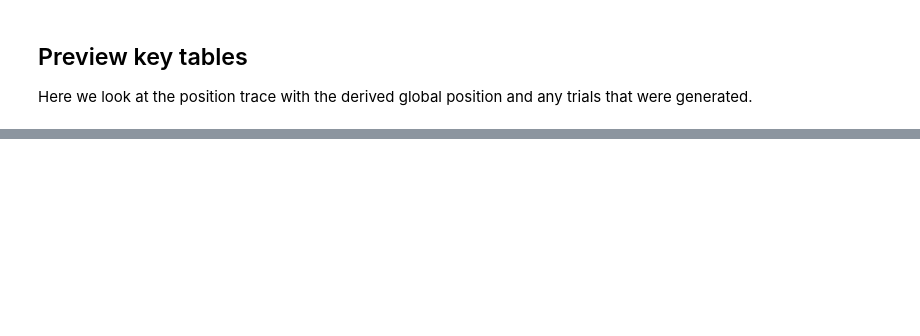
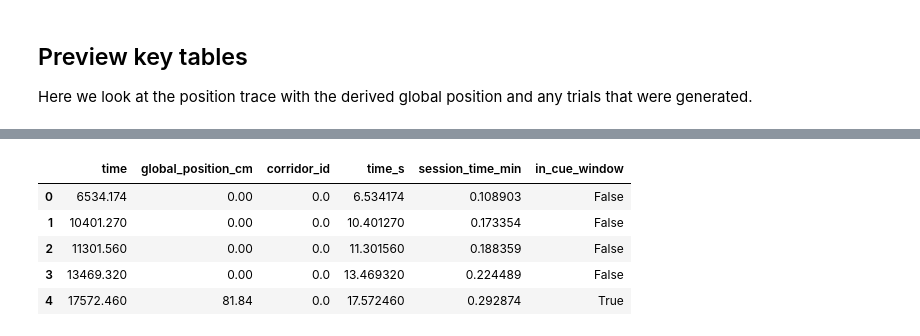
Before and after one commit to boazmohar/DELTA_Behavior, a Jupyter notebook: notebooks/json_to_hdf5_workflow.ipynb, the cells around one changed output, grey strips where cells are left out. Drawn from its saved outputs; the diff is of its cells as text; code cells hidden in the pictures; blank space fills up the shorter version.

```diff
--- a/notebooks/json_to_hdf5_workflow.ipynb
+++ b/notebooks/json_to_hdf5_workflow.ipynb
@@ -100,3 +211,12 @@ corridor_info
+# %%
+lick_pos_preview
+# %% [output]
+|  | time | global_position_cm | corridor_id | time_s | session_time_min | in_cue_window |
+| 0 | 6534.174 | 0.00 | 0.0 | 6.534174 | 0.108903 | False |
+| 1 | 10401.270 | 0.00 | 0.0 | 10.401270 | 0.173354 | False |
+| 2 | 11301.560 | 0.00 | 0.0 | 11.301560 | 0.188359 | False |
+| 3 | 13469.320 | 0.00 | 0.0 | 13.469320 | 0.224489 | False |
+| 4 | 17572.460 | 81.84 | 0.0 | 17.572460 | 0.292874 | True |
 # %%
 if 'lick_windows' in globals() and lick_windows is not None:
     lick_windows[['trial_id', 'cue_global_position_cm', 'global_position_cm', 'lick_offset_from_cue_cm']].head()
```
Also changed, not shown: parts of 7 cells of this notebook, 8 other files.
